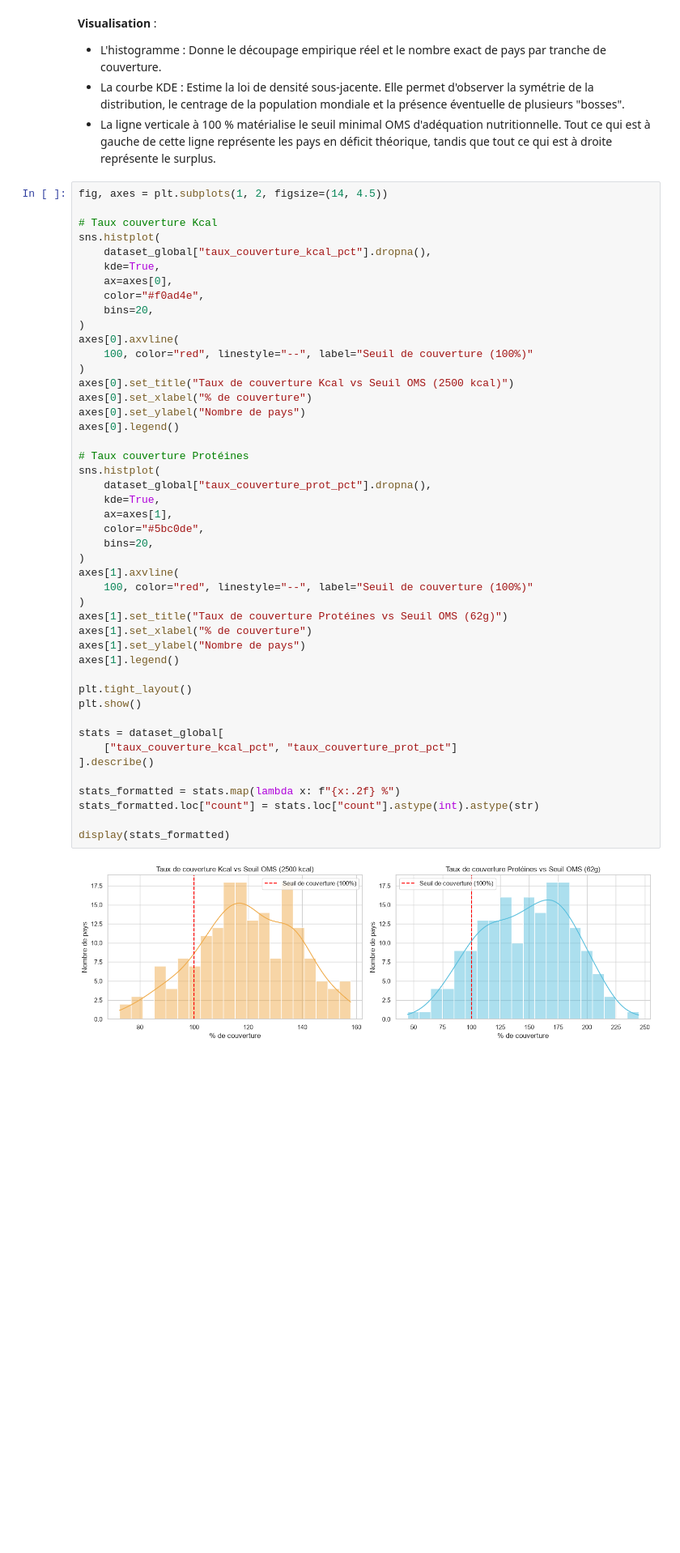
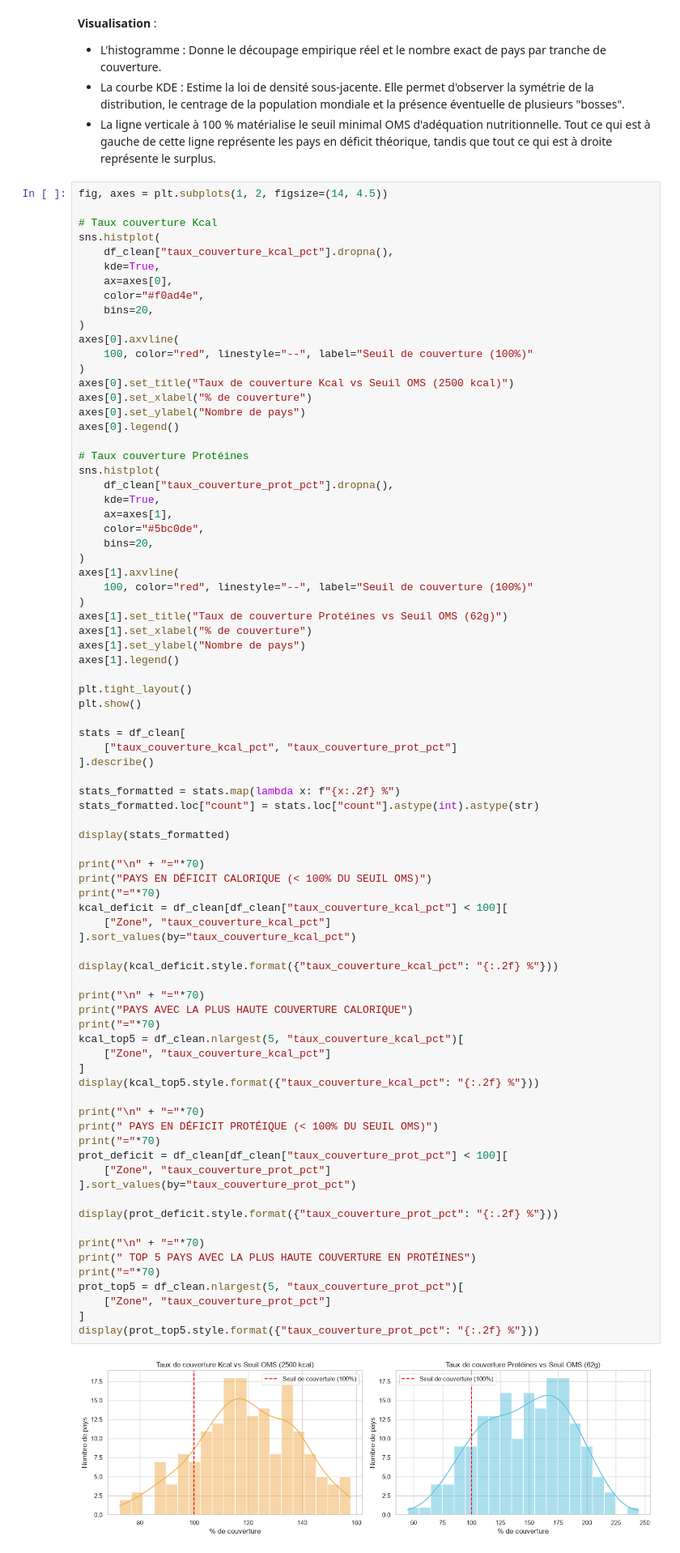
Before and after one commit to LalouhC/FAO_Datalab, a Jupyter notebook: notebooks/Analyse_FAO.ipynb, the cells around one changed output. Shown at 81% size. Drawn from its saved outputs; the diff is of its cells as text; blank space fills up the shorter version.

```diff
--- a/notebooks/Analyse_FAO.ipynb
+++ b/notebooks/Analyse_FAO.ipynb
@@ -1382,7 +1387,7 @@ fig, axes = plt.subplots(1, 2, figsize=(14, 4.5))
 
 # Taux couverture Kcal
 sns.histplot(
-    dataset_global["taux_couverture_kcal_pct"].dropna(),
+    df_clean["taux_couverture_kcal_pct"].dropna(),
     kde=True,
     ax=axes[0],
     color="#f0ad4e",
@@ -1395,34 +1400,68 @@ axes[0].set_title("Taux de couverture Kcal vs Seuil OMS (2500 kcal)")
 axes[0].set_xlabel("% de couverture")
 axes[0].set_ylabel("Nombre de pays")
 axes[0].legend()
 
 # Taux couverture Protéines
 sns.histplot(
-    dataset_global["taux_couverture_prot_pct"].dropna(),
+    df_clean["taux_couverture_prot_pct"].dropna(),
     kde=True,
     ax=axes[1],
     color="#5bc0de",
     bins=20,
 )
 axes[1].axvline(
     100, color="red", linestyle="--", label="Seuil de couverture (100%)"
 )
 axes[1].set_title("Taux de couverture Protéines vs Seuil OMS (62g)")
 axes[1].set_xlabel("% de couverture")
 axes[1].set_ylabel("Nombre de pays")
 axes[1].legend()
 
 plt.tight_layout()
 plt.show()
 
-stats = dataset_global[
+stats = df_clean[
     ["taux_couverture_kcal_pct", "taux_couverture_prot_pct"]
 ].describe()
 
 stats_formatted = stats.map(lambda x: f"{x:.2f} %")
 stats_formatted.loc["count"] = stats.loc["count"].astype(int).astype(str)
 
 display(stats_formatted)
+
+print("\n" + "="*70)
+print("PAYS EN DÉFICIT CALORIQUE (< 100% DU SEUIL OMS)")
+print("="*70)
+kcal_deficit = df_clean[df_clean["taux_couverture_kcal_pct"] < 100][
+    ["Zone", "taux_couverture_kcal_pct"]
+].sort_values(by="taux_couverture_kcal_pct")
+
+display(kcal_deficit.style.format({"taux_couverture_kcal_pct": "{:.2f} %"}))
+
+print("\n" + "="*70)
+print("PAYS AVEC LA PLUS HAUTE COUVERTURE CALORIQUE")
+print("="*70)
+kcal_top5 = df_clean.nlargest(5, "taux_couverture_kcal_pct")[
+    ["Zone", "taux_couverture_kcal_pct"]
+]
+display(kcal_top5.style.format({"taux_couverture_kcal_pct": "{:.2f} %"}))
+
+print("\n" + "="*70)
+print(" PAYS EN DÉFICIT PROTÉIQUE (< 100% DU SEUIL OMS)")
+print("="*70)
+prot_deficit = df_clean[df_clean["taux_couverture_prot_pct"] < 100][
+    ["Zone", "taux_couverture_prot_pct"]
+].sort_values(by="taux_couverture_prot_pct")
+
+display(prot_deficit.style.format({"taux_couverture_prot_pct": "{:.2f} %"}))
+
+print("\n" + "="*70)
+print(" TOP 5 PAYS AVEC LA PLUS HAUTE COUVERTURE EN PROTÉINES")
+print("="*70)
+prot_top5 = df_clean.nlargest(5, "taux_couverture_prot_pct")[
+    ["Zone", "taux_couverture_prot_pct"]
+]
+display(prot_top5.style.format({"taux_couverture_prot_pct": "{:.2f} %"}))
 # %% [output]
-[figure, old version]
+[figure, new version]
 |  | taux_couverture_kcal_pct | taux_couverture_prot_pct |
```
Also changed, not shown: parts of 53 cells of this notebook.
